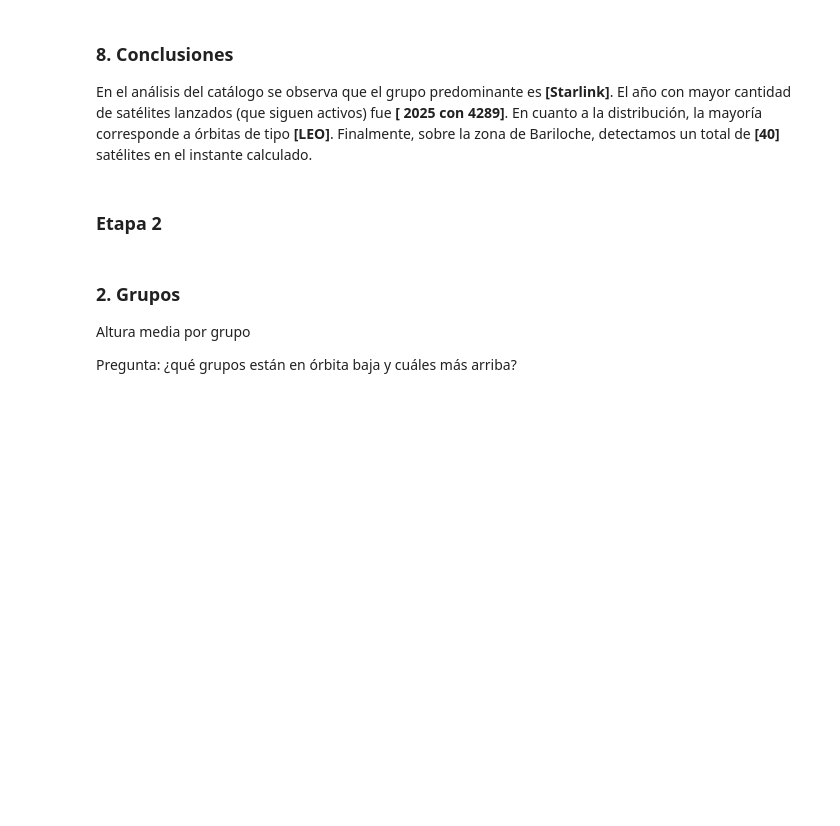
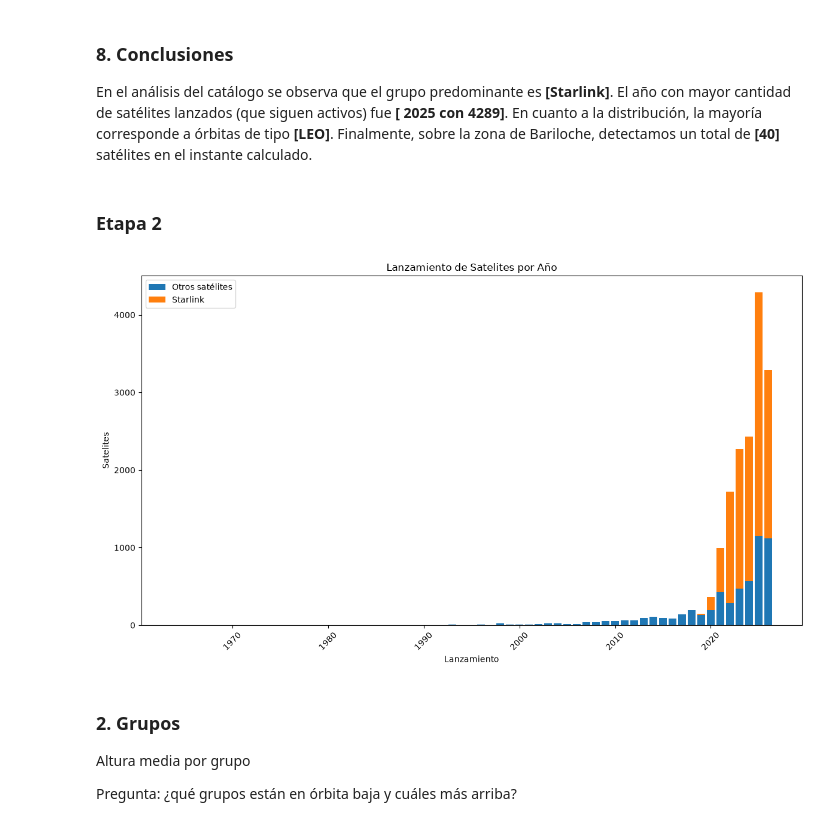
Before and after one commit to MaximoH221/Proyesat, a Jupyter notebook: informe.ipynb, the cells around one changed output. Drawn from its saved outputs; the diff is of its cells as text; code cells hidden in the pictures; blank space fills up the shorter version.

```diff
--- a/informe.ipynb
+++ b/informe.ipynb
@@ -170,6 +170,34 @@ GSAT0204 (GALILEO 8) | MEO | 23229.8 km
 En el análisis del catálogo se observa que el grupo predominante es **[Starlink]**. El año con mayor cantidad de satélites lanzados (que siguen activos) fue **[ 2025 con 4289]**. En cuanto a la distribución, la mayoría corresponde a órbitas de tipo **[LEO]**. Finalmente, sobre la zona de Bariloche, detectamos un total de **[40]** satélites en el instante calculado.
 # %% [markdown]
 ### Etapa 2
+# %%
+import matplotlib.pyplot as plt
+from catalogo import grupo, anio_lanzamiento, leer_satelites
+satelites= leer_satelites("datos/satelites.json")
+starlink= {}
+resto= {}
+for registro in satelites:
+    nombre= registro.get("OBJECT_NAME", "")
+    anio = anio_lanzamiento(registro)
+    if grupo(nombre) == "Starlink":
+        starlink[anio] = starlink.get(anio, 0) + 1
+    else:
+        resto[anio] = resto.get(anio, 0) + 1
+anios= sorted(list(set(starlink.keys()).union(set(resto.keys()))))
+cantidad_starlink= [starlink.get(anio, 0) for anio in anios]
+cantidad_resto= [resto.get(anio, 0) for anio in anios]
+plt.figure(figsize=(12, 7))
+plt.bar(anios, cantidad_resto, label="Otros satélites")
+plt.bar(anios, cantidad_starlink, bottom=cantidad_resto, label="Starlink")
+plt.xlabel("Lanzamiento")
+plt.ylabel("Satelites")
+plt.title("Lanzamiento de Satelites por Año")
+plt.legend()
+plt.xticks(rotation=45)
+plt.tight_layout()
+plt.show()
+# %% [output]
+[figure, added]
 # %% [markdown]
 ### 2. Grupos
  Altura media por grupo
```
Also changed, not shown: parts of 6 cells of this notebook.
